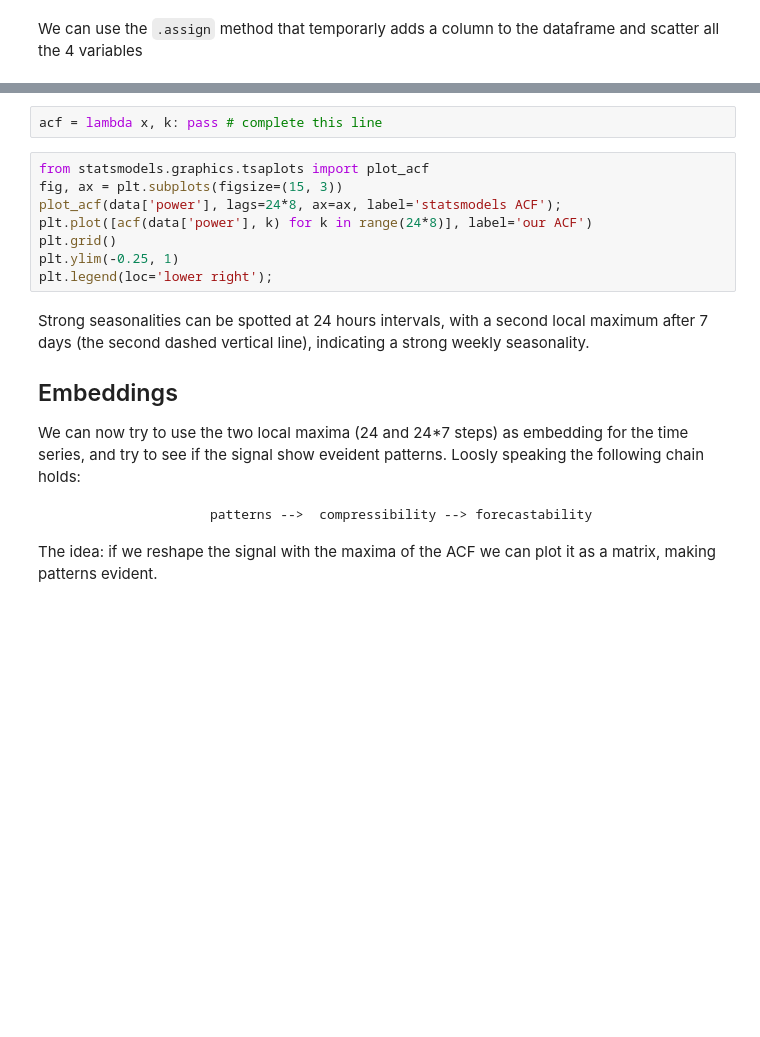
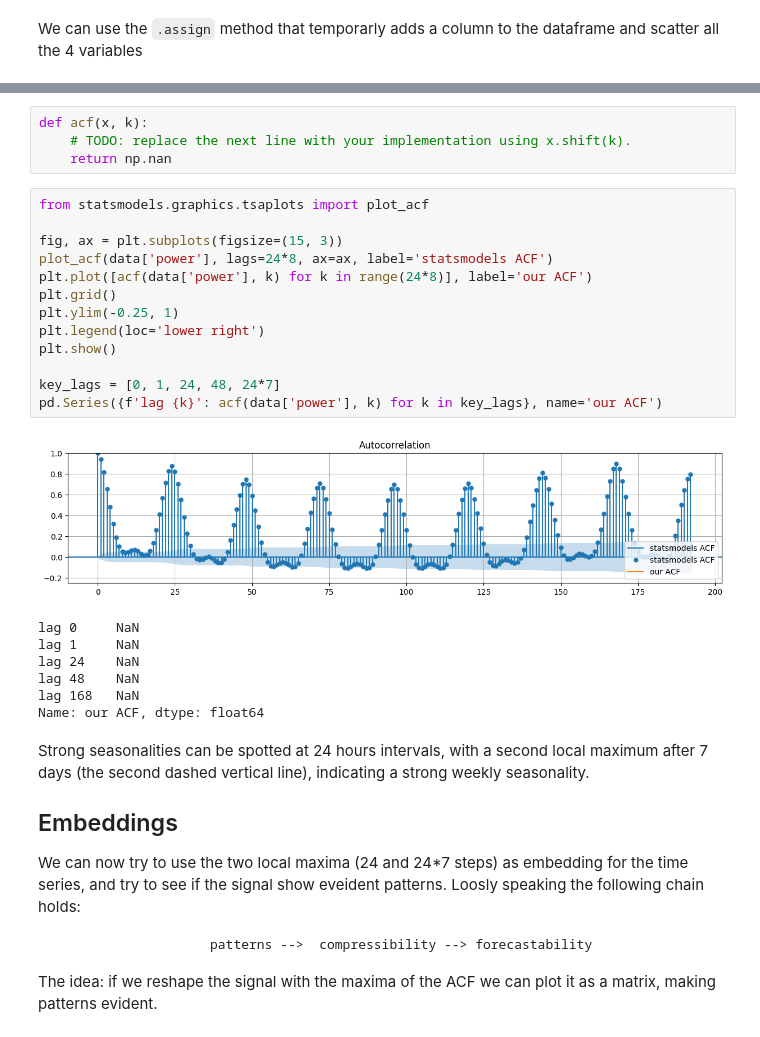
Before and after one commit to nepslor/B5203E-TSAF, a Jupyter notebook: W1/L1_data_visualization.ipynb, the cells around one changed output, grey strips where cells are left out. Drawn from its saved outputs; the diff is of its cells as text; blank space fills up the shorter version.

```diff
--- a/W1/L1_data_visualization.ipynb
+++ b/W1/L1_data_visualization.ipynb
@@ -135,13 +407,28 @@ You can define it as `acf = lambda x, k: your code here`
-# %%
-acf = lambda x, k: pass # complete this line
+# %%
+def acf(x, k):
+    # TODO: replace the next line with your implementation using x.shift(k).
+    return np.nan
 # %%
 from statsmodels.graphics.tsaplots import plot_acf
+
 fig, ax = plt.subplots(figsize=(15, 3))
-plot_acf(data['power'], lags=24*8, ax=ax, label='statsmodels ACF');
+plot_acf(data['power'], lags=24*8, ax=ax, label='statsmodels ACF')
 plt.plot([acf(data['power'], k) for k in range(24*8)], label='our ACF')
 plt.grid()
 plt.ylim(-0.25, 1)
-plt.legend(loc='lower right');
+plt.legend(loc='lower right')
+plt.show()
+
+key_lags = [0, 1, 24, 48, 24*7]
+pd.Series({f'lag {k}': acf(data['power'], k) for k in key_lags}, name='our ACF')
+# %% [output]
+[figure, added]
+lag 0     NaN
+lag 1     NaN
+lag 24    NaN
+lag 48    NaN
+lag 168   NaN
+Name: our ACF, dtype: float64
 # %% [markdown]
 Strong seasonalities can be spotted at 24 hours intervals, with a second local maximum after 7 days (the second dashed vertical line), indicating a strong weekly seasonality.
 
```
Also changed, not shown: parts of 39 cells of this notebook, 1 other file.
